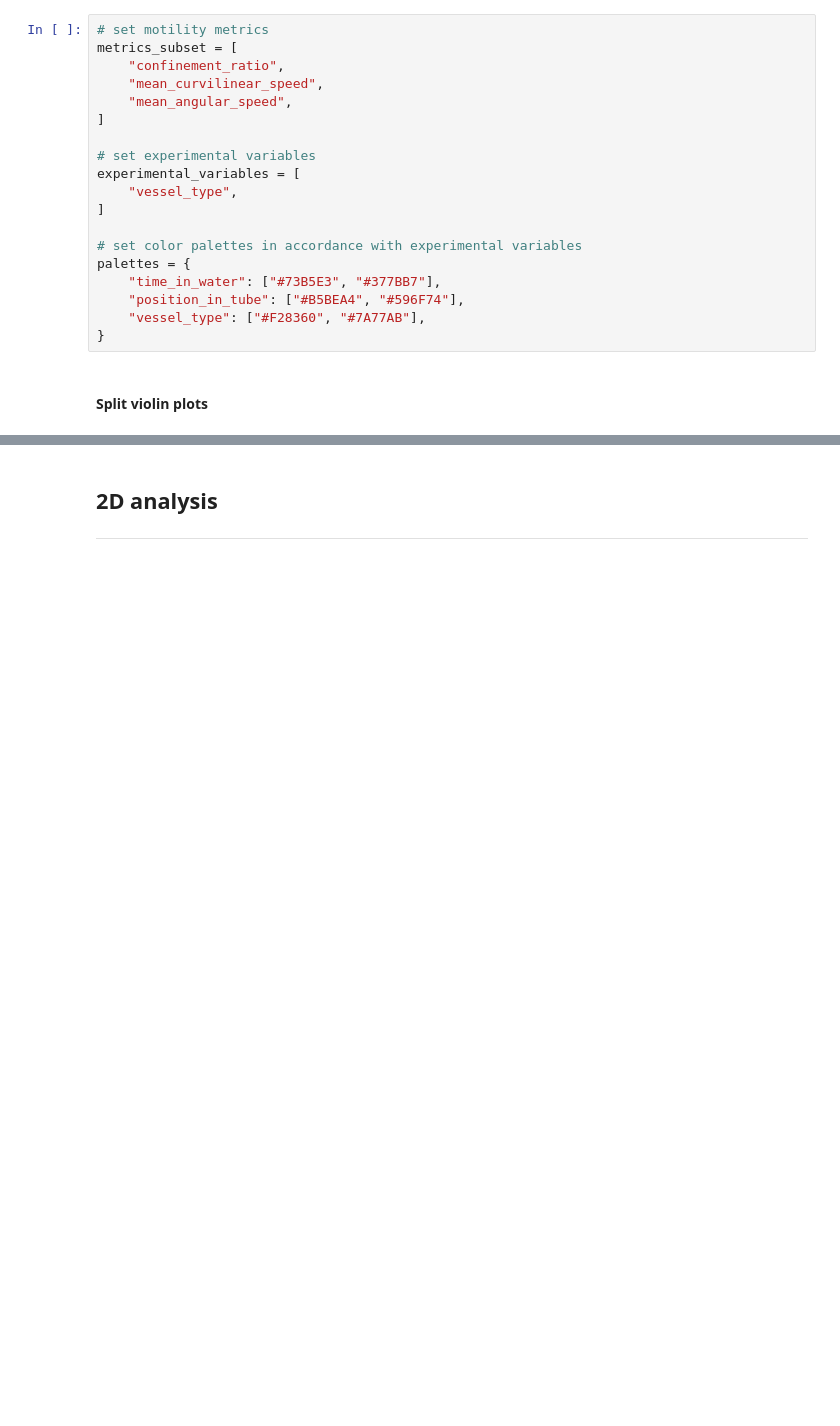
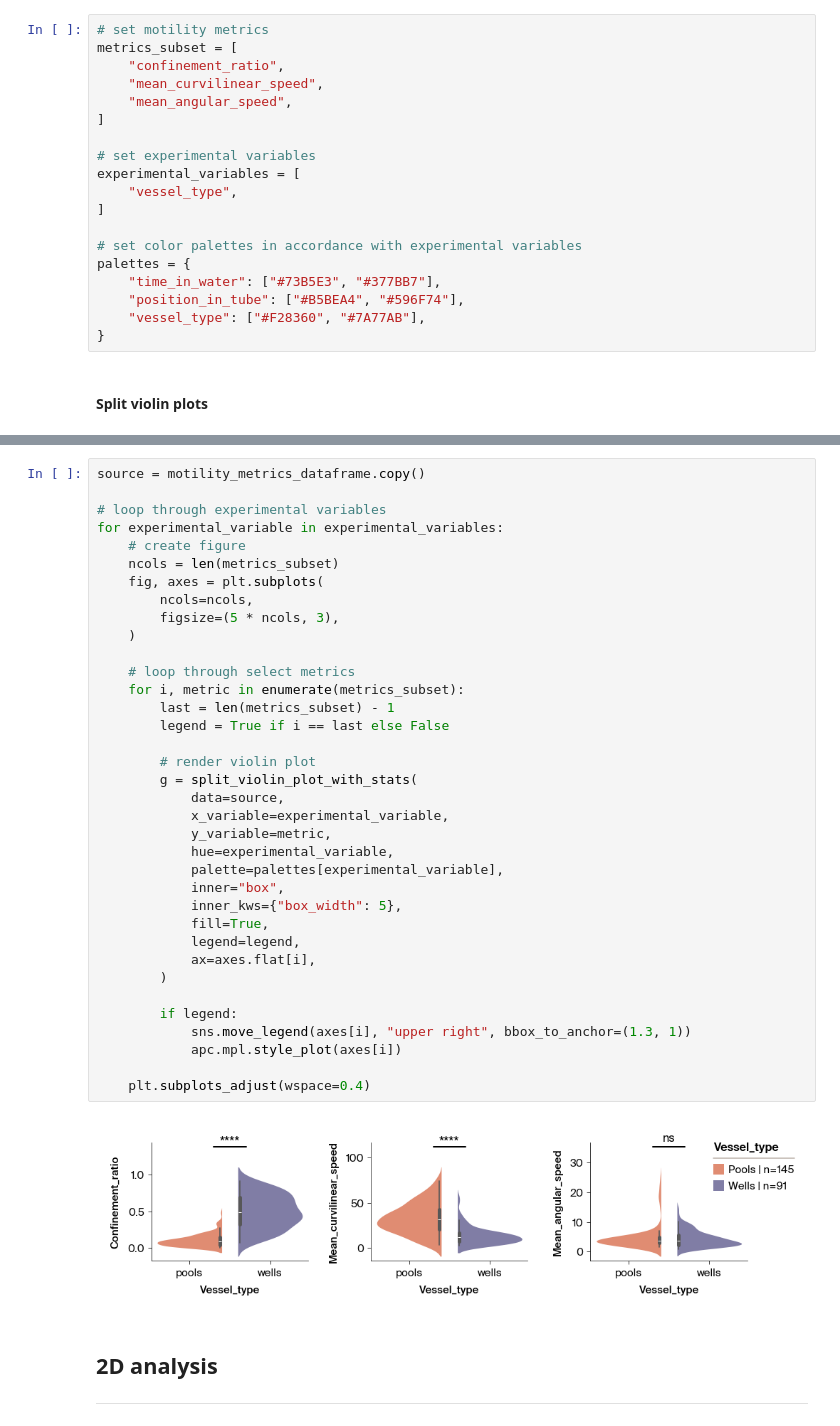
Before and after one commit to Arcadia-Science/2024-unicellular-tracking, a Jupyter notebook: notebooks/4_compare-motility-in-pools-vs-wells.ipynb, the cells around one changed output, grey strips where cells are left out. Drawn from its saved outputs; the diff is of its cells as text; blank space fills up the shorter version.

Commit message:
Update 4_compare-motility-in-pools-vs-wells.ipynb
Make use of functionality in `stats_testing` to clean up notebook

```diff
--- a/notebooks/4_compare-motility-in-pools-vs-wells.ipynb
+++ b/notebooks/4_compare-motility-in-pools-vs-wells.ipynb
@@ -146,3 +89,41 @@ for experimental_variable in experimental_variables:
+# %%
+source = motility_metrics_dataframe.copy()
+
+# loop through experimental variables
+for experimental_variable in experimental_variables:
+    # create figure
+    ncols = len(metrics_subset)
+    fig, axes = plt.subplots(
+        ncols=ncols,
+        figsize=(5 * ncols, 3),
+    )
+
+    # loop through select metrics
+    for i, metric in enumerate(metrics_subset):
+        last = len(metrics_subset) - 1
+        legend = True if i == last else False
+
+        # render violin plot
+        g = split_violin_plot_with_stats(
+            data=source,
+            x_variable=experimental_variable,
+            y_variable=metric,
+            hue=experimental_variable,
+            palette=palettes[experimental_variable],
+            inner="box",
+            inner_kws={"box_width": 5},
+            fill=True,
+            legend=legend,
+            ax=axes.flat[i],
+        )
+
+        if legend:
+            sns.move_legend(axes[i], "upper right", bbox_to_anchor=(1.3, 1))
+            apc.mpl.style_plot(axes[i])
+
+    plt.subplots_adjust(wspace=0.4)
+# %% [output]
+[figure, added]
 # %% [markdown]
 ## 2D analysis
 ---
```
Also changed, not shown: parts of 6 cells of this notebook.
